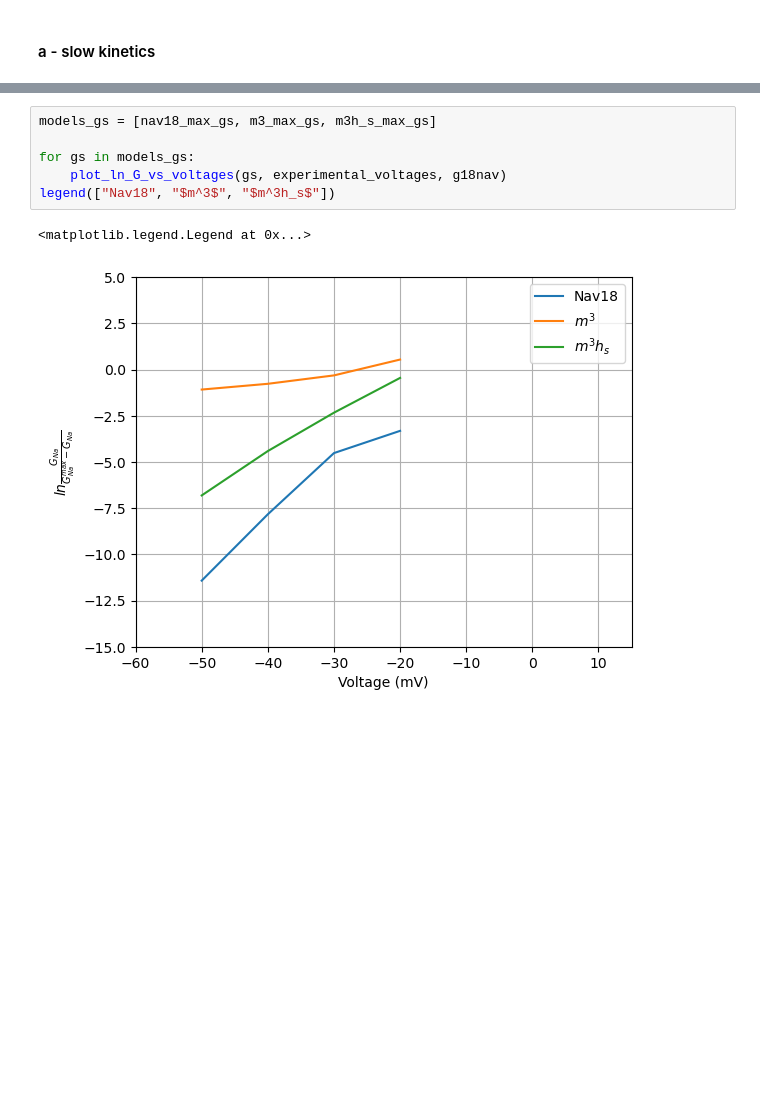
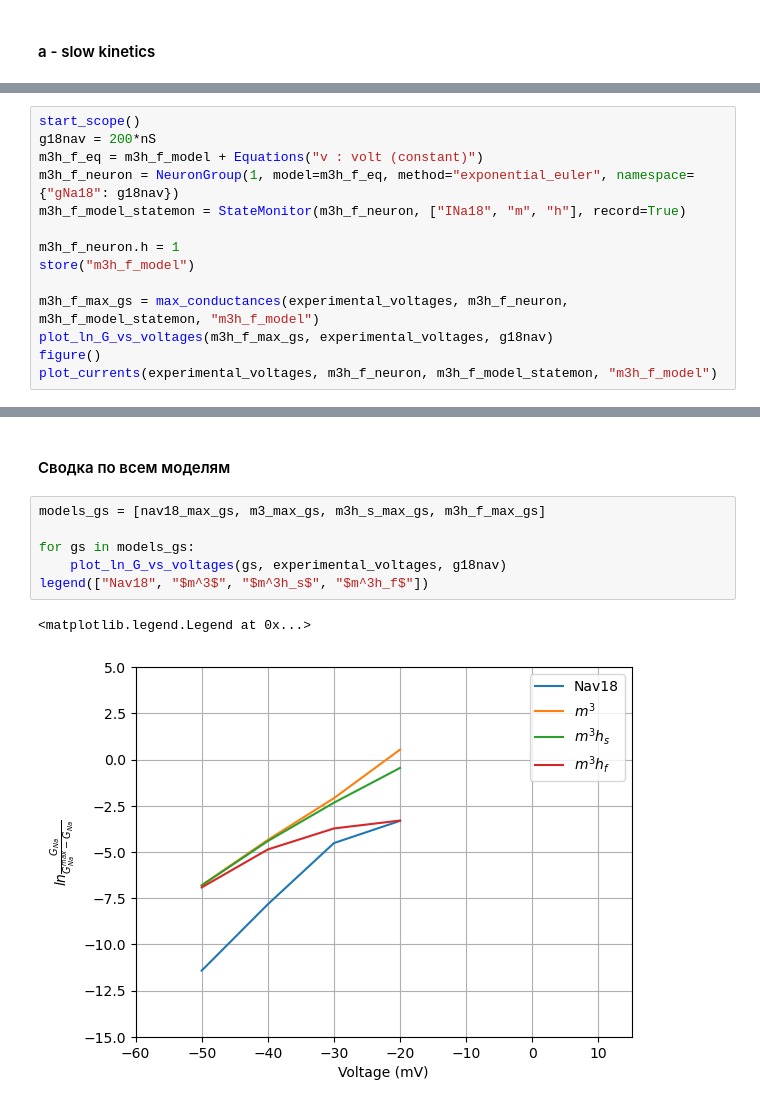
Before and after one commit to shcecter/nocimod, a Jupyter notebook: Zeff_eval.ipynb, the cells around one changed output, grey strips where cells are left out. Saved outputs shown, nothing was run; the diff lists cells and outputs as text; blank space fills up the shorter version.

```diff
--- a/Zeff_eval.ipynb
+++ b/Zeff_eval.ipynb
@@ -112,0 +124,14 @@ plot_currents(experimental_voltages, m3h_s_model_neuron, m3h_s_model_statemon, "
+# %%
+start_scope()
+g18nav = 200*nS
+m3h_f_eq = m3h_f_model + Equations("v : volt (constant)")
+m3h_f_neuron = NeuronGroup(1, model=m3h_f_eq, method="exponential_euler", namespace={"gNa18": g18nav})
+m3h_f_model_statemon = StateMonitor(m3h_f_neuron, ["INa18", "m", "h"], record=True)
+
+m3h_f_neuron.h = 1
+store("m3h_f_model")
+
+m3h_f_max_gs = max_conductances(experimental_voltages, m3h_f_neuron, m3h_f_model_statemon, "m3h_f_model")
+plot_ln_G_vs_voltages(m3h_f_max_gs, experimental_voltages, g18nav)
+figure()
+plot_currents(experimental_voltages, m3h_f_neuron, m3h_f_model_statemon, "m3h_f_model")
@@ -113,9 +145,11 @@ plot_currents(experimental_voltages, m3h_s_model_neuron, m3h_s_model_statemon, "
+# %% [markdown]
+#### Сводка по всем моделям
 # %%
-models_gs = [nav18_max_gs, m3_max_gs, m3h_s_max_gs]
+models_gs = [nav18_max_gs, m3_max_gs, m3h_s_max_gs, m3h_f_max_gs]
 
 for gs in models_gs:
     plot_ln_G_vs_voltages(gs, experimental_voltages, g18nav)
-legend(["Nav18", "$m^3$", "$m^3h_s$"])
+legend(["Nav18", "$m^3$", "$m^3h_s$", "$m^3h_f$"])
 # %% [output]
 <matplotlib.legend.Legend at 0x...>
-[figure, old version]
+[figure, new version]
```
Also changed, not shown: parts of 9 cells of this notebook, 1 other file.
